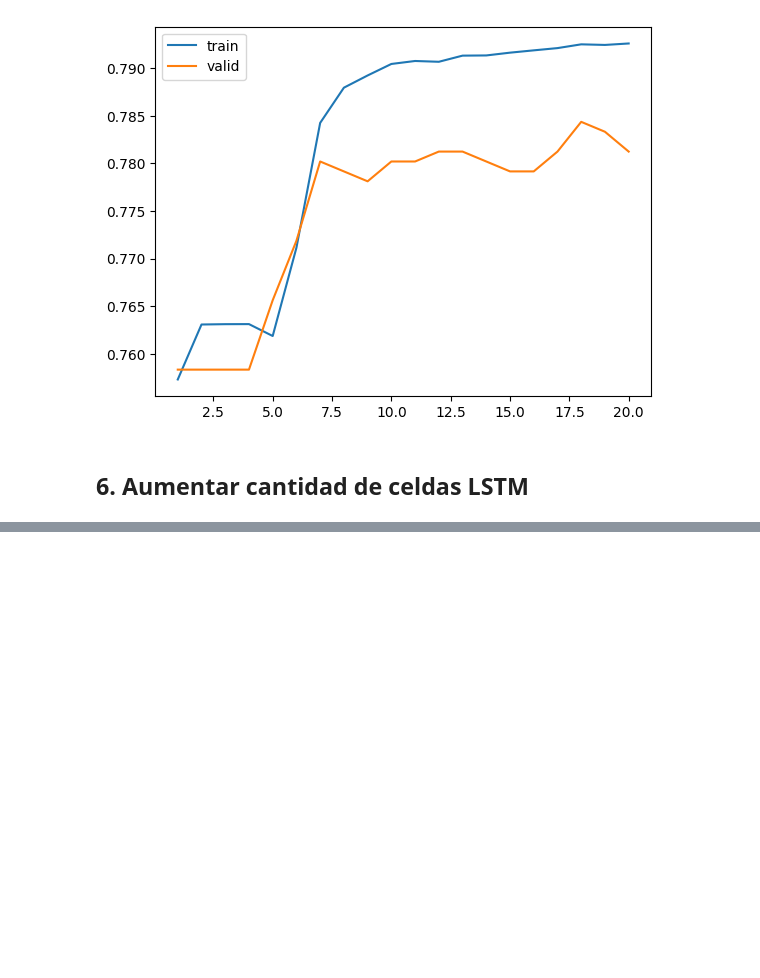
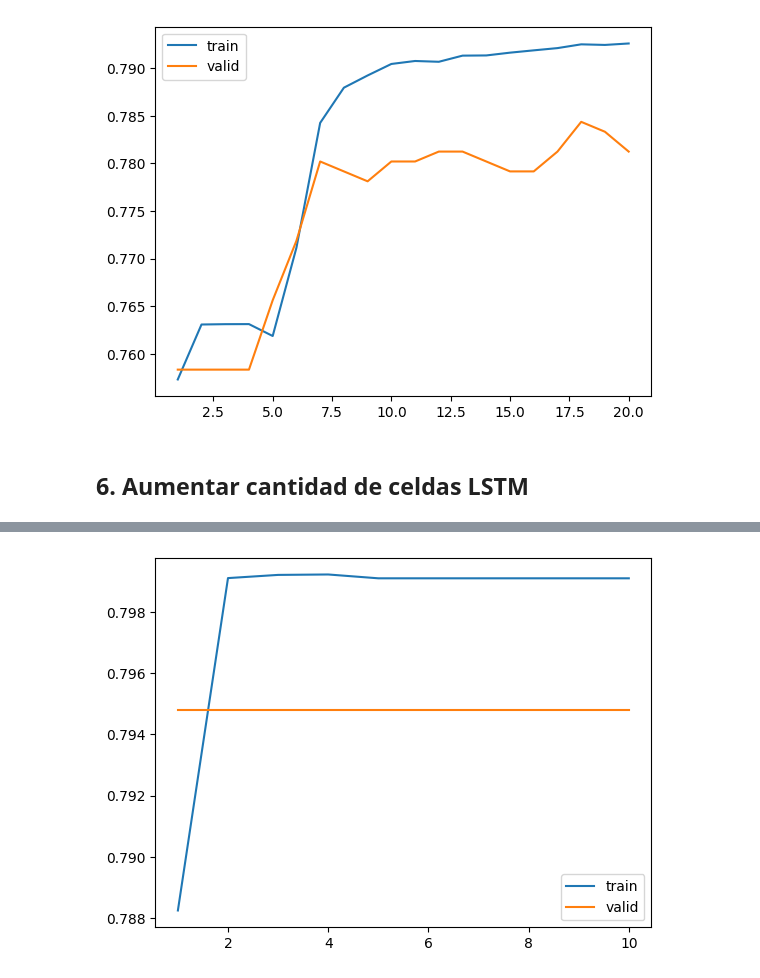
Before and after one commit to Agustinlopezf/CEIA-ProcesamientoLenguajeNaturalI, a Jupyter notebook: Desafio_4/Desafio_4.ipynb, the cells around one changed output, grey strips where cells are left out. Saved outputs shown, nothing was run; the diff lists cells and outputs as text; code cells hidden in the pictures; blank space fills up the shorter version.

```diff
--- a/Desafio_4/Desafio_4.ipynb
+++ b/Desafio_4/Desafio_4.ipynb
@@ -1460,7 +1460,7 @@ if not modelo_entrenado:
                     input_tokenizer, output_tokenizer,
                     word2idx_inputs, word2idx_outputs, embedding_matrix)
 else:
-    data = load_checkpoint(carpeta, Encoder_3, Decoder_3, Seq2Seq, device="cuda" if cuda else "cpu")
+    data = load_checkpoint(carpeta, Encoder_3, Decoder_3, Seq2Seq_3, device="cuda" if cuda else "cpu")
     model = data["model"]
     optimizer = data["optimizer"]
     history5 = data["history"]
@@ -1476,0 +1471,4 @@ Epoch: 8/10 - Train loss 235.598 - Train accuracy 0.799 - Valid Loss 235.727 - V
+# %%
+graficar_accuracy(history5)
+# %% [output]
+[figure, added]
```
Also changed, not shown: parts of 1 cell of this notebook.
